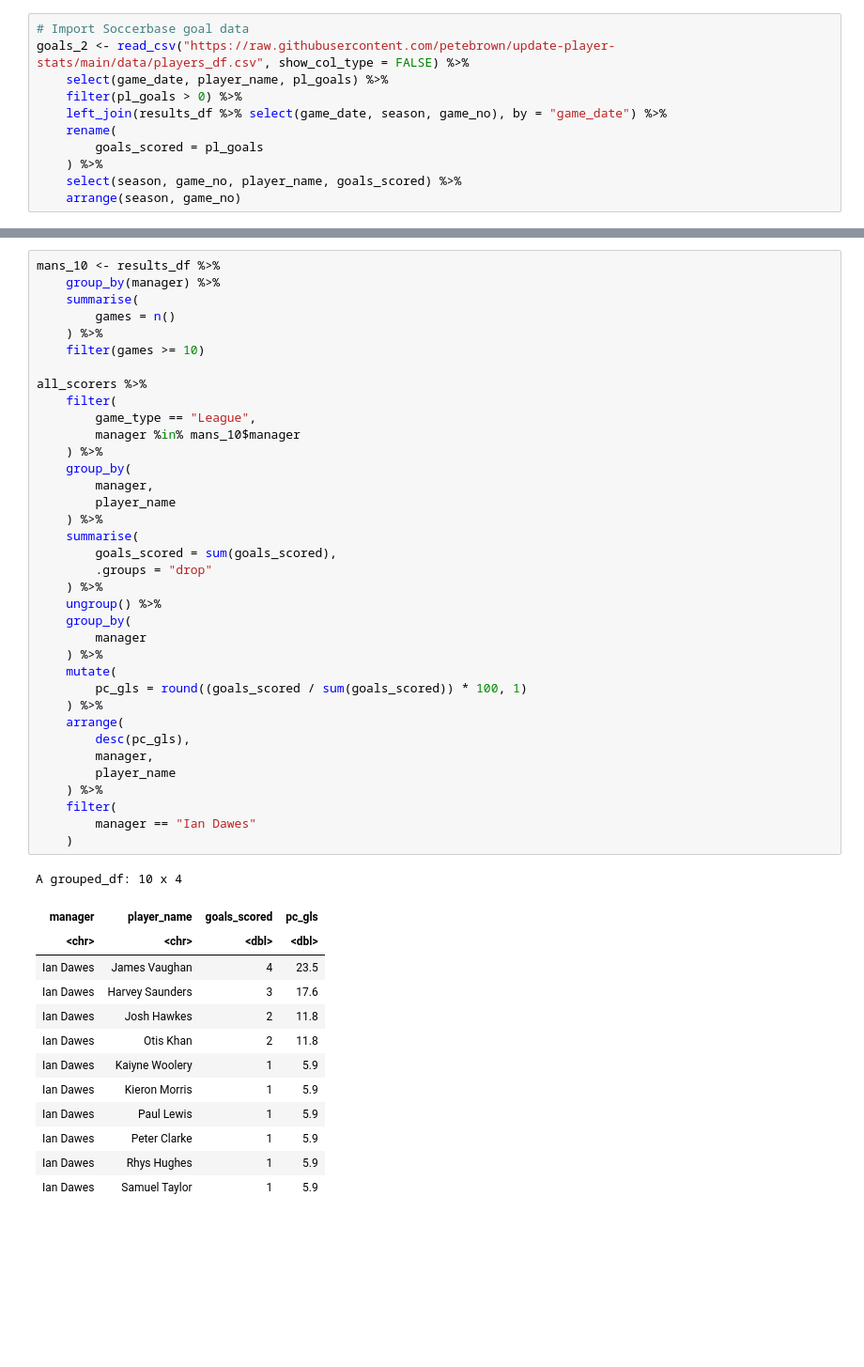
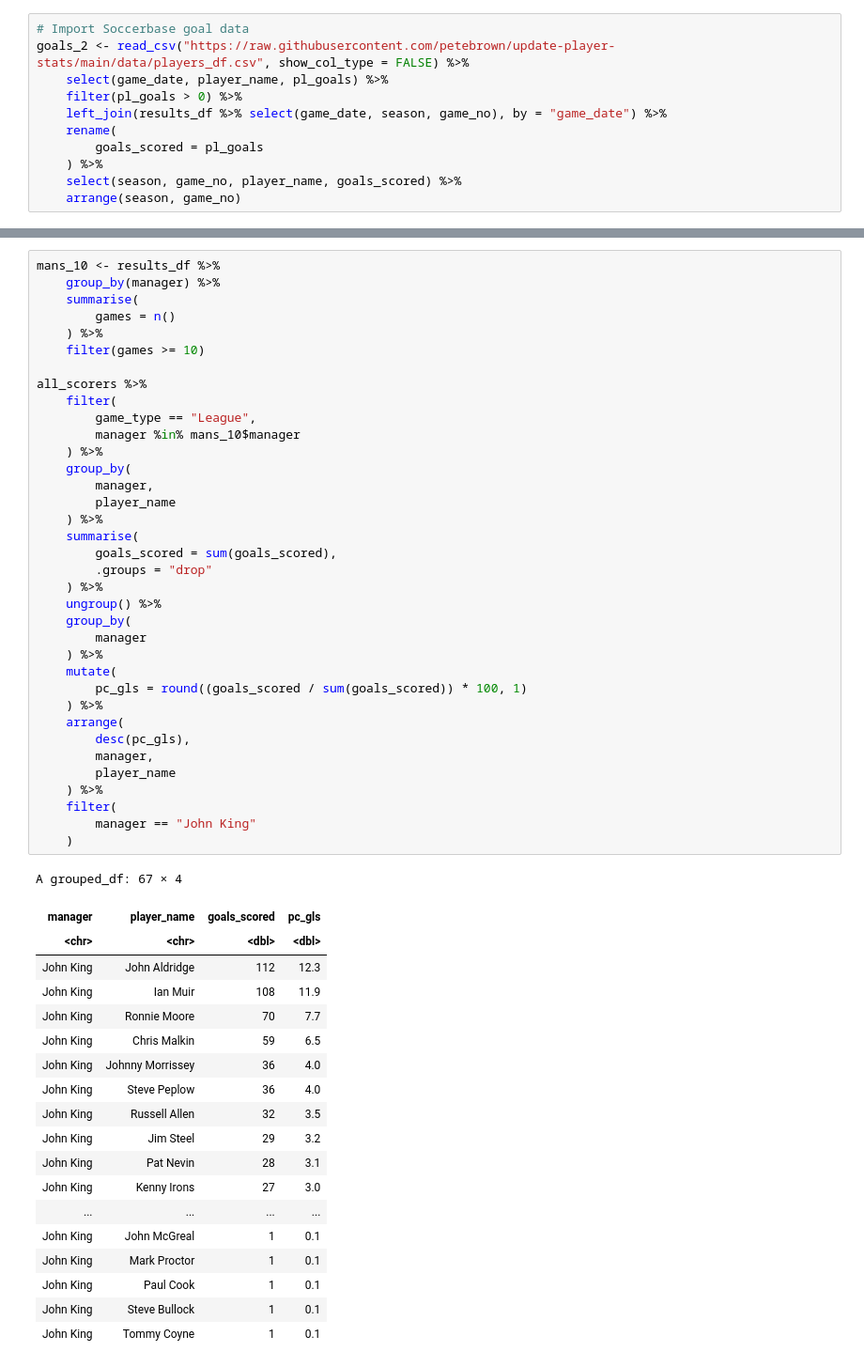
Before and after one commit to petebrown/complete-record, a Jupyter notebook: scorers/scorers-manual.ipynb, the cells around one changed output, grey strips where cells are left out. Shown: that part at 94% size. Drawn from its saved outputs; the diff is of its cells as text; blank space fills up the shorter version.

```diff
--- a/scorers/scorers-manual.ipynb
+++ b/scorers/scorers-manual.ipynb
@@ -273,42 +291,48 @@ mans_10 <- results_df %>%
 all_scorers %>%
     filter(
         game_type == "League",
         manager %in% mans_10$manager
     ) %>%
     group_by(
         manager,
         player_name
     ) %>%
     summarise(
         goals_scored = sum(goals_scored),
         .groups = "drop"
     ) %>%
     ungroup() %>%
     group_by(
         manager
     ) %>%
     mutate(
         pc_gls = round((goals_scored / sum(goals_scored)) * 100, 1)
     ) %>%
     arrange(
         desc(pc_gls),
         manager,
         player_name
     ) %>%
     filter(
-        manager == "Ian Dawes"
+        manager == "John King"
     )
 # %% [output]
-A grouped_df: 10 x 4
+A grouped_df: 67 × 4
 | manager | player_name | goals_scored | pc_gls |
 | <chr> | <chr> | <dbl> | <dbl> |
-| Ian Dawes | James Vaughan | 4 | 23.5 |
-| Ian Dawes | Harvey Saunders | 3 | 17.6 |
-| Ian Dawes | Josh Hawkes | 2 | 11.8 |
-| Ian Dawes | Otis Khan | 2 | 11.8 |
-| Ian Dawes | Kaiyne Woolery | 1 | 5.9 |
-| Ian Dawes | Kieron Morris | 1 | 5.9 |
-| Ian Dawes | Paul Lewis | 1 | 5.9 |
-| Ian Dawes | Peter Clarke | 1 | 5.9 |
-| Ian Dawes | Rhys Hughes | 1 | 5.9 |
-| Ian Dawes | Samuel Taylor | 1 | 5.9 |
+| John King | John Aldridge | 112 | 12.3 |
+| John King | Ian Muir | 108 | 11.9 |
+| John King | Ronnie Moore | 70 | 7.7 |
+| John King | Chris Malkin | 59 | 6.5 |
+| John King | Johnny Morrissey | 36 | 4.0 |
+| John King | Steve Peplow | 36 | 4.0 |
+| John King | Russell Allen | 32 | 3.5 |
+| John King | Jim Steel | 29 | 3.2 |
+| John King | Pat Nevin | 28 | 3.1 |
+| John King | Kenny Irons | 27 | 3.0 |
+| ... | ... | ... | ... |
+| John King | John McGreal | 1 | 0.1 |
+| John King | Mark Proctor | 1 | 0.1 |
+| John King | Paul Cook | 1 | 0.1 |
+| John King | Steve Bullock | 1 | 0.1 |
+| John King | Tommy Coyne | 1 | 0.1 |
```
Also changed, not shown: parts of 10 cells of this notebook, 40 other files.
